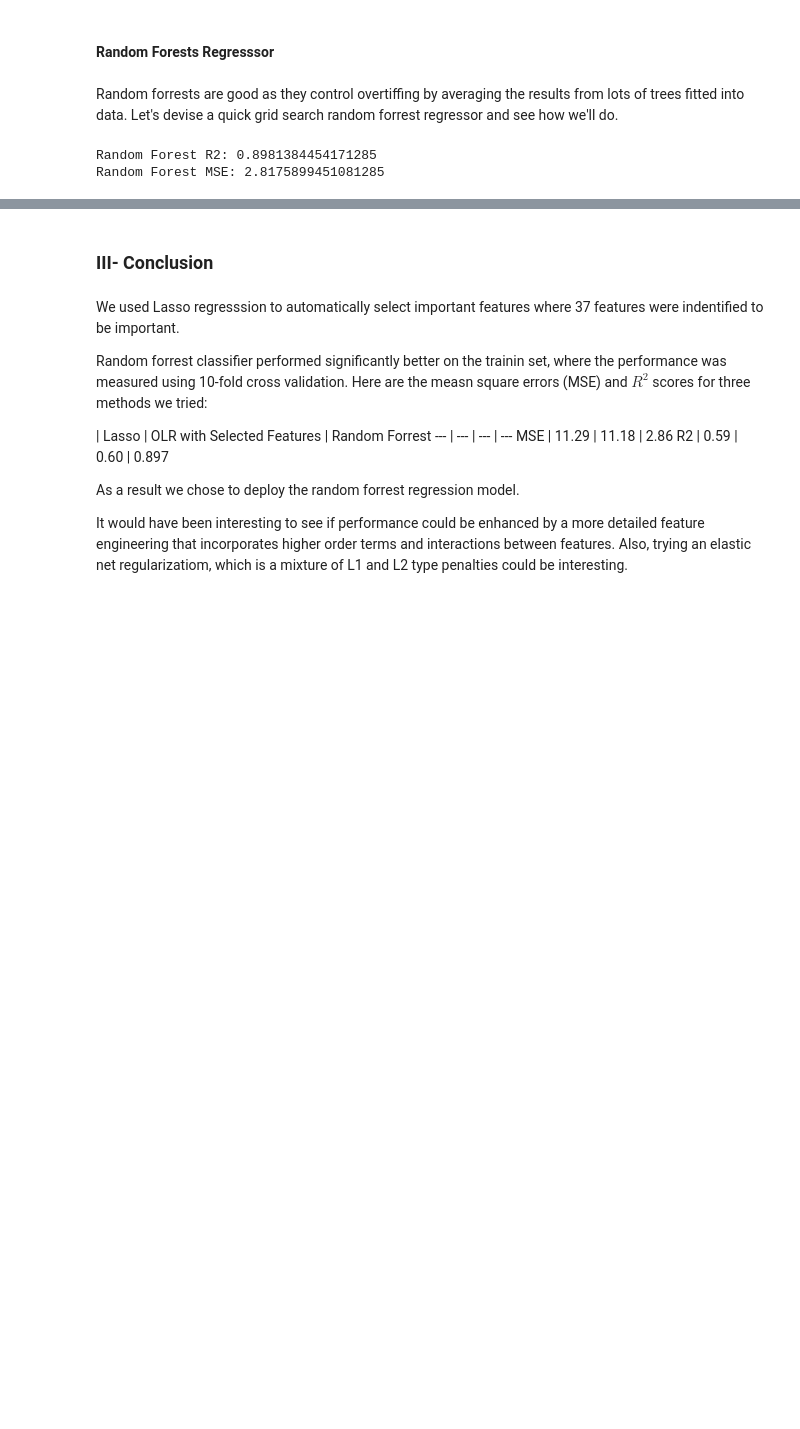
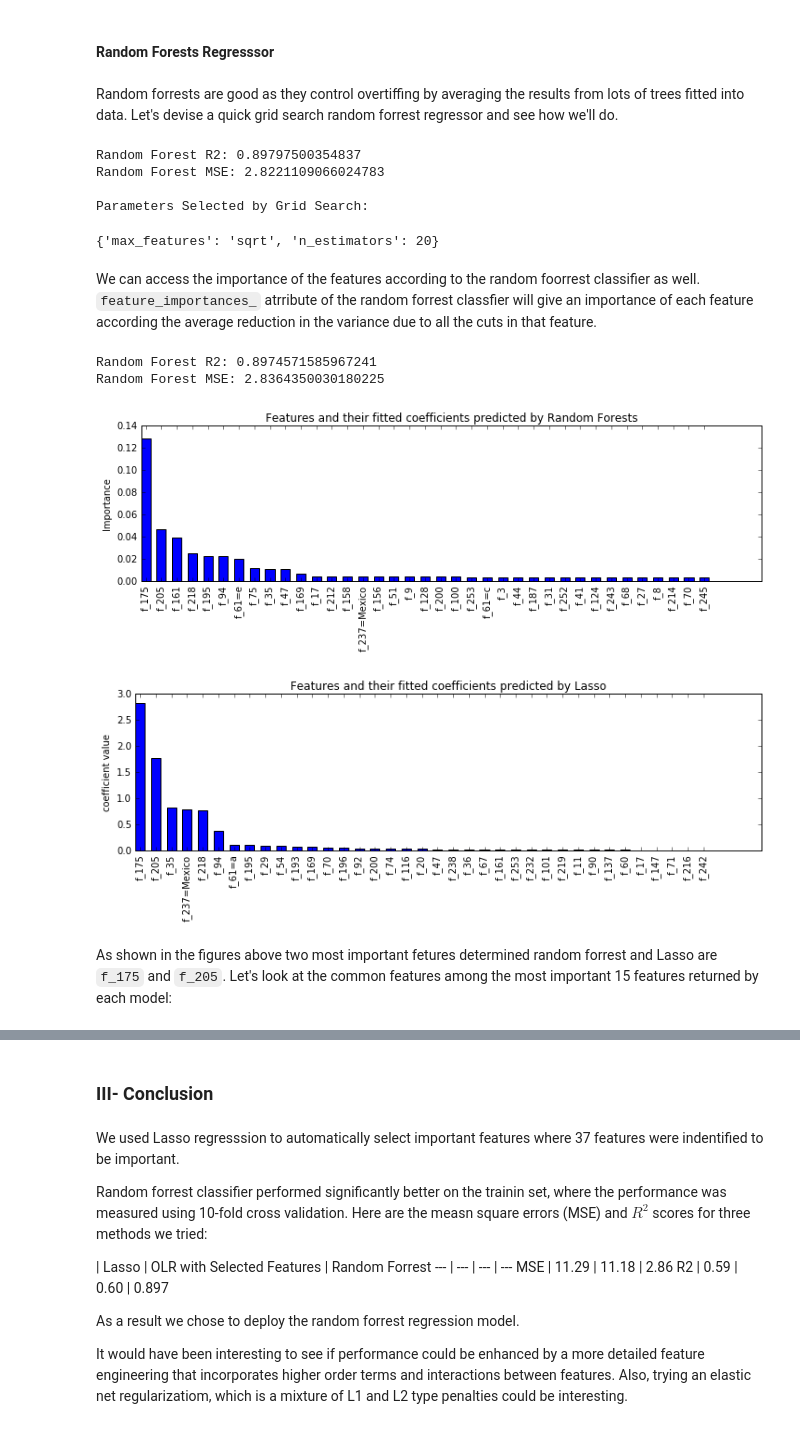
Before and after one commit to osemer01/regression-w-unknown-feature-names, a Jupyter notebook: regression_wo_knowing_feature_names.ipynb, the cells around one changed output, grey strips where cells are left out. Drawn from its saved outputs; the diff is of its cells as text; code cells hidden in the pictures; blank space fills up the shorter version.

```diff
--- a/regression_wo_knowing_feature_names.ipynb
+++ b/regression_wo_knowing_feature_names.ipynb
@@ -312,6 +314,59 @@ r23 = model_rf.score(X_train, Y_train)
 
 print('Random Forest R2: {}'.format(r23))
 print('Random Forest MSE: {}'.format(mse3))
+print('\nParameters Selected by Grid Search:')
+params = model_rf.best_params_
 # %% [output]
-Random Forest R2: 0.8981384454171285
-Random Forest MSE: 2.8175899451081285
+Random Forest R2: 0.89797500354837
+Random Forest MSE: 2.8221109066024783
+
+Parameters Selected by Grid Search:
+{'max_features': 'sqrt', 'n_estimators': 20}
+# %% [markdown]
+We can access the importance of the features according to the random foorrest classifier as well. `feature_importances_` atrribute of the random forrest classfier will give an importance of each feature according the average reduction in the variance due to all the cuts in that feature.
+# %%
+#first generate a rf regressor with determinded paremeters
+model_rf = RandomForestRegressor(max_features = params['max_features'], n_estimators = params['n_estimators'])
+model_rf.fit(X_train, Y_train)
+Y_predict = model_rf.predict(X_train)
+mse3 = mean_squared_error(Y_predict, Y_train)
+r23 = model_rf.score(X_train, Y_train)
+
+print('Random Forest R2: {}'.format(r23))
+print('Random Forest MSE: {}'.format(mse3))
+# %% [output]
+Random Forest R2: 0.8974571585967241
+Random Forest MSE: 2.8364350030180225
+# %%
+feature_names_rf = []
+for i, v in enumerate(model_rf.feature_importances_):
+    feature_names_rf.append(vec.feature_names_[i])
+
+feature_names_rf, feature_importance = zip(*sorted(
+        zip(feature_names_rf, model_rf.feature_importances_), key = lambda x: x[1], reverse = True))
+# %%
+width = 0.6
+fig = plt.figure(figsize = (12,3))
+ax  = plt.subplot(111)
+ax.bar(range(37), feature_importance[:37], width = width)
+ax.set_xticks(np.arange(37) + width/2)
+ax.set_xticklabels(feature_names_rf[:37], rotation = 90)
+ax.set_title('Features and their fitted coefficients predicted by Random Forests')
+ax.set_ylabel('Importance')
+
+width = 0.6
+fig = plt.figure(figsize = (12,3))
+ax  = plt.subplot(111)
+ax.bar(range(len(feature_coeffs)), feature_coeffs, width = width)
+ax.set_xticks(np.arange(len(feature_coeffs)) + width/2)
+ax.set_xticklabels(feature_names, rotation = 90)
+ax.set_title('Features and their fitted coefficients predicted by Lasso')
+ax.set_ylabel('coefficient value')
+plt.show()
+
+plt.show()
+# %% [output]
+[figure, added]
+[figure, added]
+# %% [markdown]
+As shown in the figures above two most important fetures determined random forrest and Lasso are `f_175` and `f_205`. Let's look at the common features among the most important 15 features returned by each model:
```
Also changed, not shown: parts of 5 cells of this notebook.
